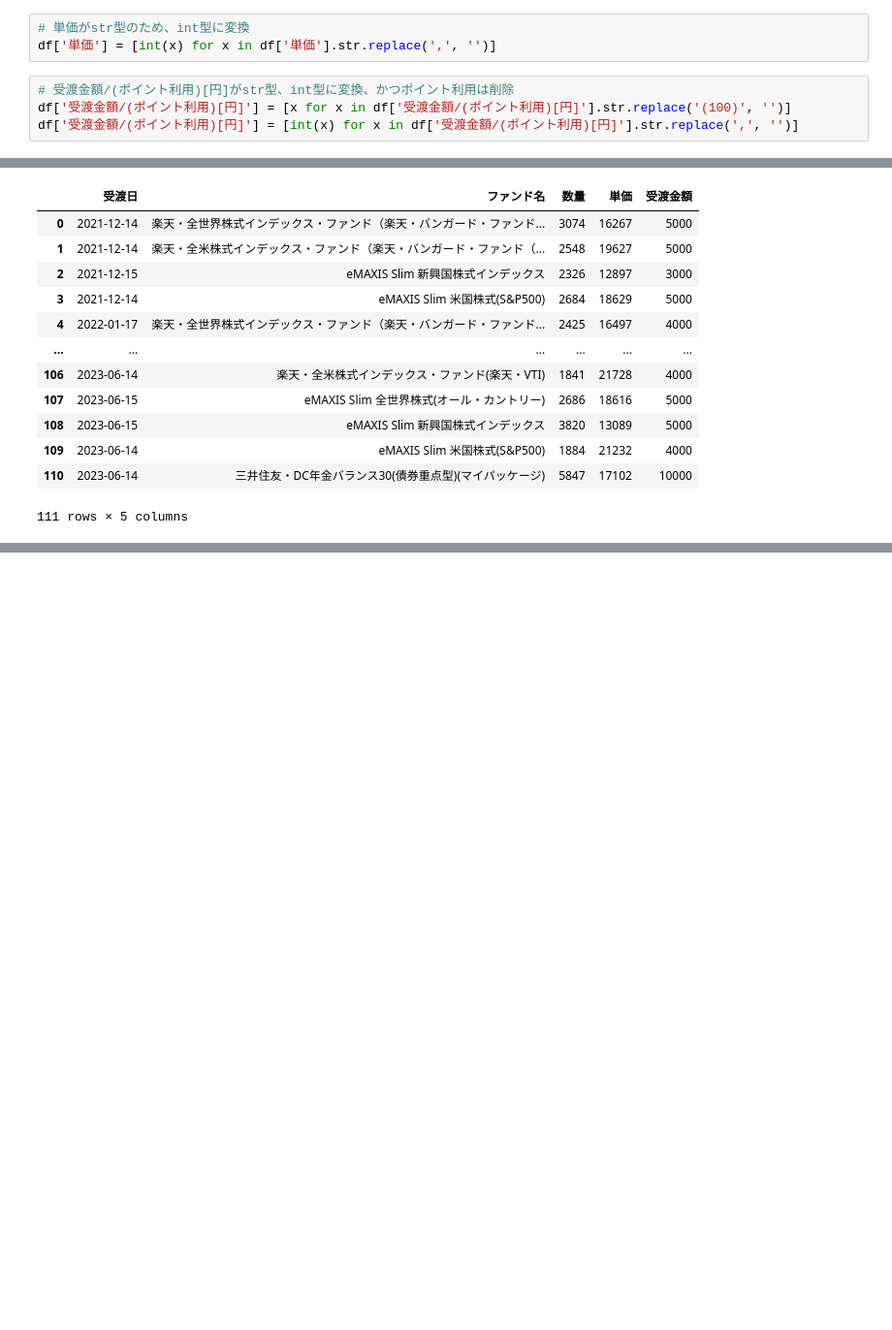
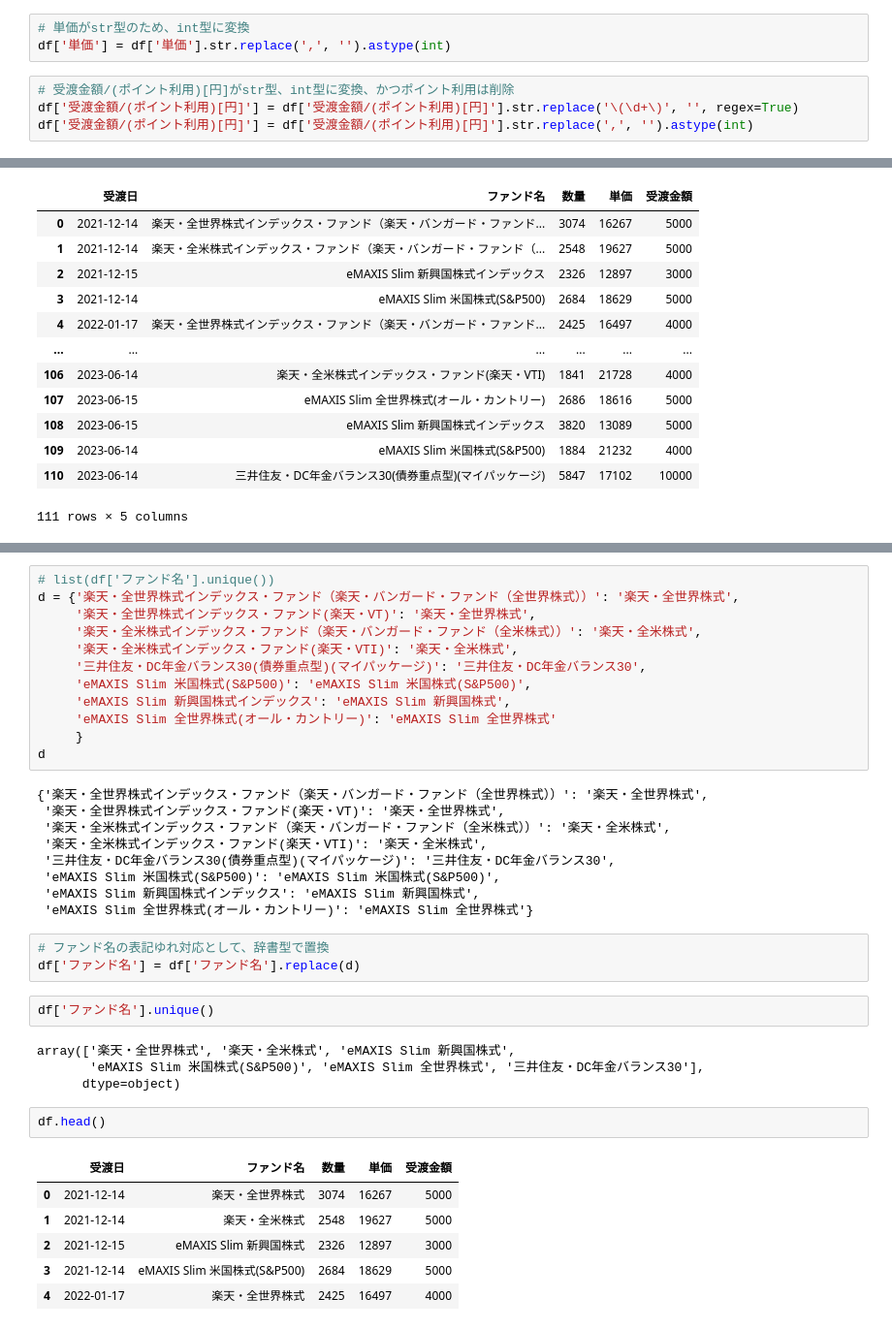
Before and after one commit to SimaAjiS/kino-village-nisa, a Jupyter notebook: データ中身を見てみる.ipynb, the cells around one changed output, grey strips where cells are left out. Shown at 97% size. Cells and saved outputs as stored; diff of their text form; blank space fills up the shorter version.

Commit message:
update: ポイント利用箇所へ正規表現導入、ファンド名の表記ゆれ対応、PyGWalkerによる可視化

```diff
--- a/データ中身を見てみる.ipynb
+++ b/データ中身を見てみる.ipynb
@@ -47,10 +47,10 @@ df['数量［口］'] = [int(x) for x in df['数量［口］'].str.replace(',',
 # %%
 # 単価がstr型のため、int型に変換
-df['単価'] = [int(x) for x in df['単価'].str.replace(',', '')]
+df['単価'] = df['単価'].str.replace(',', '').astype(int)
 # %%
 # 受渡金額/(ポイント利用)[円]がstr型、int型に変換、かつポイント利用は削除
-df['受渡金額/(ポイント利用)[円]'] = [x for x in df['受渡金額/(ポイント利用)[円]'].str.replace('(100)', '')]
-df['受渡金額/(ポイント利用)[円]'] = [int(x) for x in df['受渡金額/(ポイント利用)[円]'].str.replace(',', '')]
+df['受渡金額/(ポイント利用)[円]'] = df['受渡金額/(ポイント利用)[円]'].str.replace('\(\d+\)', '', regex=True)
+df['受渡金額/(ポイント利用)[円]'] = df['受渡金額/(ポイント利用)[円]'].str.replace(',', '').astype(int)
 # %%
 df.info()
 # %% [output]
@@ -98,0 +111,39 @@ df
+# %%
+# list(df['ファンド名'].unique())
+d = {'楽天・全世界株式インデックス・ファンド（楽天・バンガード・ファンド（全世界株式））': '楽天・全世界株式',
+     '楽天・全世界株式インデックス・ファンド(楽天・VT)': '楽天・全世界株式',
+     '楽天・全米株式インデックス・ファンド（楽天・バンガード・ファンド（全米株式））': '楽天・全米株式',
+     '楽天・全米株式インデックス・ファンド(楽天・VTI)': '楽天・全米株式',
+     '三井住友・DC年金バランス30(債券重点型)(マイパッケージ)': '三井住友・DC年金バランス30',
+     'eMAXIS Slim 米国株式(S&P500)': 'eMAXIS Slim 米国株式(S&P500)',
+     'eMAXIS Slim 新興国株式インデックス': 'eMAXIS Slim 新興国株式',
+     'eMAXIS Slim 全世界株式(オール・カントリー)': 'eMAXIS Slim 全世界株式'
+     }
+d
+# %% [output]
+{'楽天・全世界株式インデックス・ファンド（楽天・バンガード・ファンド（全世界株式））': '楽天・全世界株式',
+ '楽天・全世界株式インデックス・ファンド(楽天・VT)': '楽天・全世界株式',
+ '楽天・全米株式インデックス・ファンド（楽天・バンガード・ファンド（全米株式））': '楽天・全米株式',
+ '楽天・全米株式インデックス・ファンド(楽天・VTI)': '楽天・全米株式',
+ '三井住友・DC年金バランス30(債券重点型)(マイパッケージ)': '三井住友・DC年金バランス30',
+ 'eMAXIS Slim 米国株式(S&P500)': 'eMAXIS Slim 米国株式(S&P500)',
+ 'eMAXIS Slim 新興国株式インデックス': 'eMAXIS Slim 新興国株式',
+ 'eMAXIS Slim 全世界株式(オール・カントリー)': 'eMAXIS Slim 全世界株式'}
+# %%
+# ファンド名の表記ゆれ対応として、辞書型で置換
+df['ファンド名'] = df['ファンド名'].replace(d)
+# %%
+df['ファンド名'].unique()
+# %% [output]
+array(['楽天・全世界株式', '楽天・全米株式', 'eMAXIS Slim 新興国株式',
+       'eMAXIS Slim 米国株式(S&P500)', 'eMAXIS Slim 全世界株式', '三井住友・DC年金バランス30'],
+      dtype=object)
+# %%
+df.head()
+# %% [output]
+|  | 受渡日 | ファンド名 | 数量 | 単価 | 受渡金額 |
+| 0 | 2021-12-14 | 楽天・全世界株式 | 3074 | 16267 | 5000 |
+| 1 | 2021-12-14 | 楽天・全米株式 | 2548 | 19627 | 5000 |
+| 2 | 2021-12-15 | eMAXIS Slim 新興国株式 | 2326 | 12897 | 3000 |
+| 3 | 2021-12-14 | eMAXIS Slim 米国株式(S&P500) | 2684 | 18629 | 5000 |
+| 4 | 2022-01-17 | 楽天・全世界株式 | 2425 | 16497 | 4000 |
```
Also changed, not shown: parts of 4 cells of this notebook, 1 other file.
